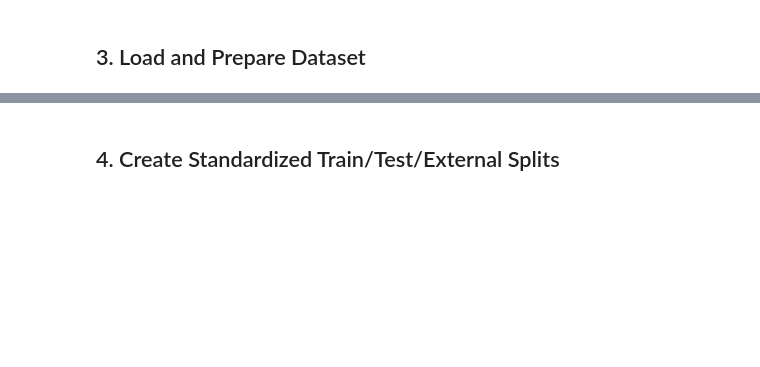
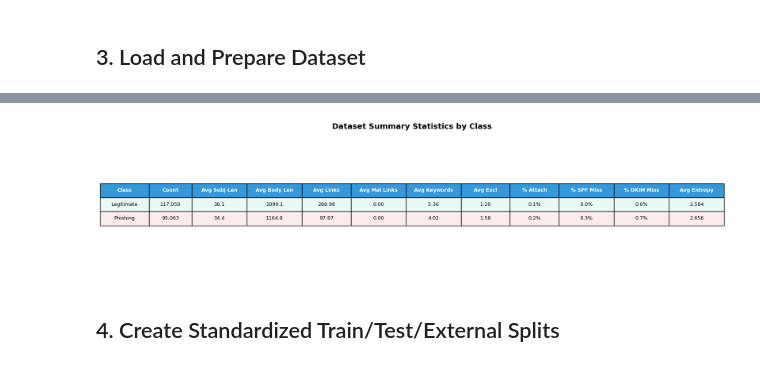
Before and after one commit to Latandu/PhishStop, a Jupyter notebook: app/models/train_models_with_wandb.ipynb, the cells around one changed output, grey strips where cells are left out. Saved outputs shown, nothing was run; the diff lists cells and outputs as text; code cells hidden in the pictures; blank space fills up the shorter version.

```diff
--- a/app/models/train_models_with_wandb.ipynb
+++ b/app/models/train_models_with_wandb.ipynb
@@ -160,0 +586,81 @@ Class distribution:
+# %%
+# 9. Dataset Summary Statistics Table
+print("\n" + "="*80)
+print("COMPREHENSIVE DATASET SUMMARY")
+print("="*80)
+
+summary_stats = []
+for class_label, class_name in [(0, 'Legitimate'), (1, 'Phishing')]:
+    subset = features_analysis_df[features_analysis_df['phishing'] == class_label]
+
+    stats = {
+        'Class': class_name,
+        'Count': len(subset),
+        'Avg Subject Length': subset['subject_length'].mean(),
+        'Avg Body Length': subset['body_length'].mean(),
+        'Avg Links': subset['num_links'].mean(),
+        'Avg Malicious Links': subset['num_malicious_links'].mean(),
+        'Avg Keywords': subset['keyword_count'].mean(),
+        'Avg Exclamation Marks': subset['num_exclamation_marks'].mean(),
+        '% With Attachments': (subset['has_attachment'] == 1).sum() / len(subset) * 100,
+        '% SPF Missing': (subset['spf_flag_missing'] == 1).sum() / len(subset) * 100,
+        '% DKIM Missing': (subset['dkim_flag_missing'] == 1).sum() / len(subset) * 100,
+        'Avg Domain Entropy': subset['sender_domain_entropy'].mean(),
+    }
+    summary_stats.append(stats)
+
+summary_df = pd.DataFrame(summary_stats)
+print("\n" + summary_df.to_string(index=False))
+
+# Create a visual table
+fig, ax = plt.subplots(figsize=(16, 4))
+ax.axis('tight')
+ax.axis('off')
+
+table_data = []
+for _, row in summary_df.iterrows():
+    table_row = [row['Class'], f"{row['Count']:,}",
+                 f"{row['Avg Subject Length']:.1f}",
+                 f"{row['Avg Body Length']:.1f}",
+                 f"{row['Avg Links']:.2f}",
+                 f"{row['Avg Malicious Links']:.2f}",
+                 f"{row['Avg Keywords']:.2f}",
+                 f"{row['Avg Exclamation Marks']:.2f}",
+                 f"{row['% With Attachments']:.1f}%",
+                 f"{row['% SPF Missing']:.1f}%",
+                 f"{row['% DKIM Missing']:.1f}%",
+                 f"{row['Avg Domain Entropy']:.3f}"]
+    table_data.append(table_row)
+
+table = ax.table(cellText=table_data,
+                colLabels=['Class', 'Count', 'Avg Subj Len', 'Avg Body Len',
+                          'Avg Links', 'Avg Mal Links', 'Avg Keywords', 'Avg Excl',
+                          '% Attach', '% SPF Miss', '% DKIM Miss', 'Avg Entropy'],
+                cellLoc='center',
+                loc='center',
+                colWidths=[0.08, 0.07, 0.09, 0.09, 0.08, 0.09, 0.09, 0.08, 0.08, 0.09, 0.09, 0.09])
+
+table.auto_set_font_size(False)
+table.set_fontsize(9)
+table.scale(1, 2)
+
+# Color header
+for i in range(len(summary_df.columns)):
+    table[(0, i)].set_facecolor('#3498db')
+    table[(0, i)].set_text_props(weight='bold', color='white')
+
+# Color rows
+for i in range(len(table_data)):
+    color = '#e8f8f5' if i == 0 else '#fdeaea'
+    for j in range(len(summary_df.columns)):
+        table[(i+1, j)].set_facecolor(color)
+
+plt.title('Dataset Summary Statistics by Class', fontsize=14, fontweight='bold', pad=20)
+plt.tight_layout()
+wandb.log({"dataset_analysis/summary_table": wandb.Image(fig)})
+plt.show()
+plt.close()
+
+# Log summary table to WandB
+wandb.log({"dataset_analysis/summary_stats": wandb.Table(dataframe=summary_df)})
+# %% [output]
@@ -161,3 +674,4 @@ Class distribution:
+[figure, added]
 # %% [markdown]
 ## 4. Create Standardized Train/Test/External Splits
 # %%
```
Also changed, not shown: parts of 14 cells of this notebook, 5 other files.
